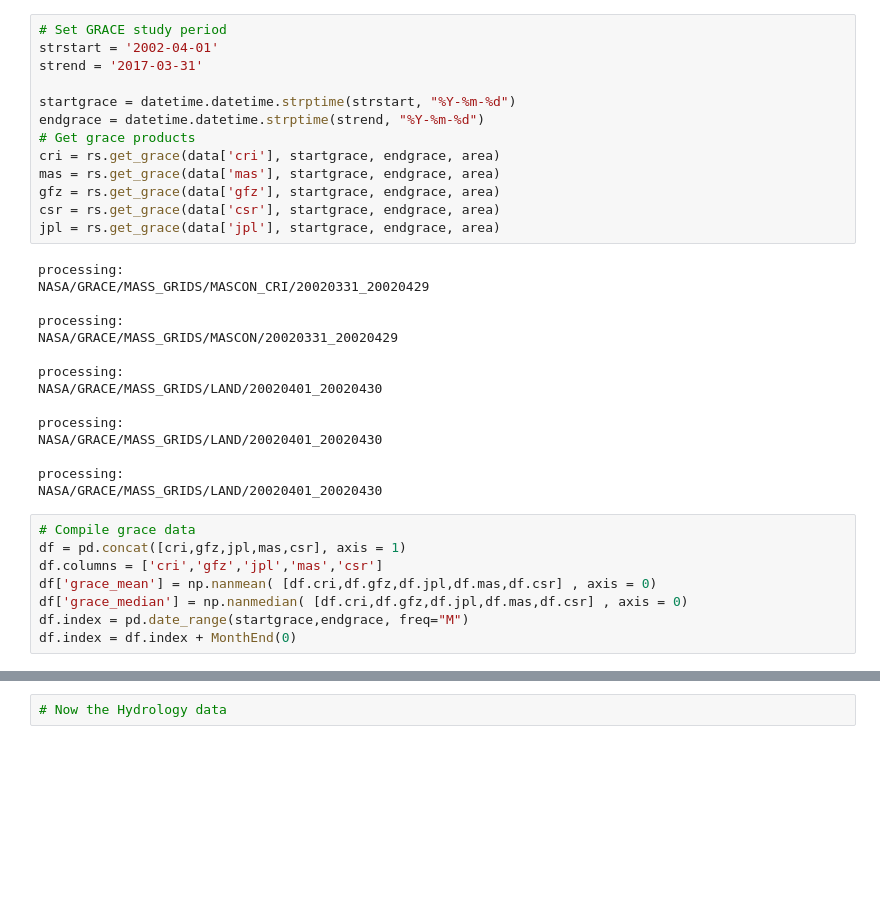
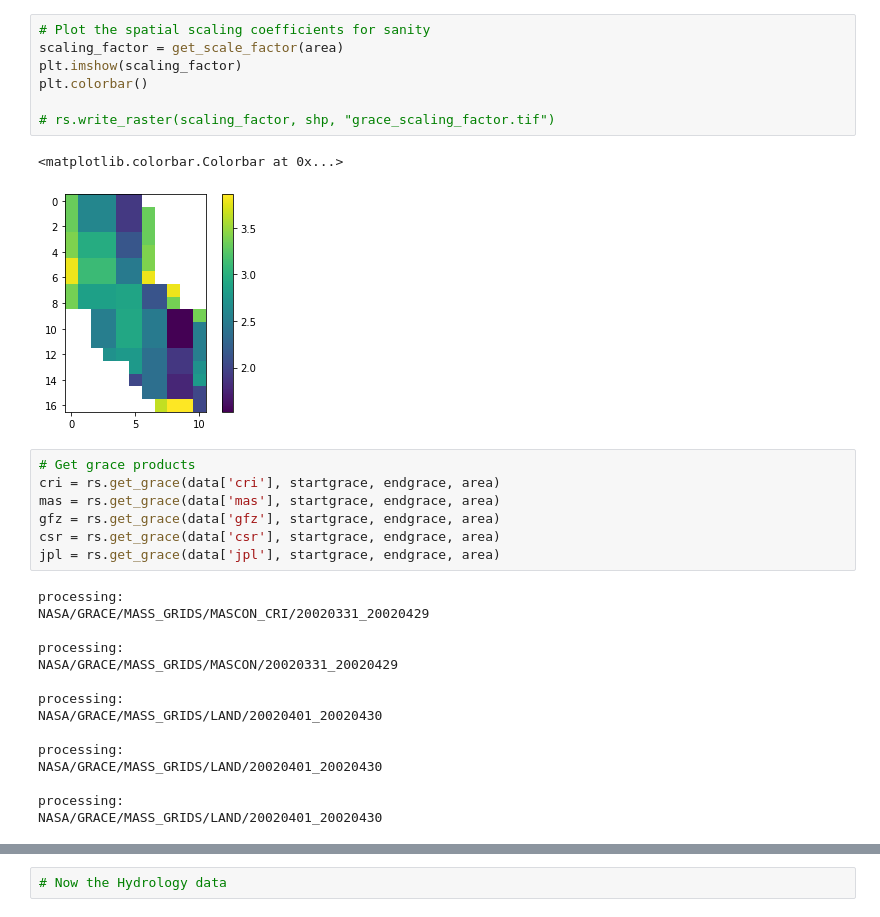
Before and after one commit to kashingtonDC/HyDRA, a Jupyter notebook: code/03_GRACE.ipynb, the cells around one changed output, grey strips where cells are left out. Drawn from its saved outputs; the diff is of its cells as text; blank space fills up the shorter version.

```diff
--- a/code/03_GRACE.ipynb
+++ b/code/03_GRACE.ipynb
@@ -31,10 +175,14 @@ data = rs.load_data()
+# %%
+# Plot the spatial scaling coefficients for sanity
+scaling_factor = get_scale_factor(area)
+plt.imshow(scaling_factor)
+plt.colorbar()
+
+# rs.write_raster(scaling_factor, shp, "grace_scaling_factor.tif")
+# %% [output]
+<matplotlib.colorbar.Colorbar at 0x...>
+[figure, added]
 # %%
-# Set GRACE study period
-strstart = '2002-04-01'
-strend = '2017-03-31'
-
-startgrace = datetime.datetime.strptime(strstart, "%Y-%m-%d")
-endgrace = datetime.datetime.strptime(strend, "%Y-%m-%d")
 # Get grace products
 cri = rs.get_grace(data['cri'], startgrace, endgrace, area)
 mas = rs.get_grace(data['mas'], startgrace, endgrace, area)
@@ -56,11 +204,3 @@ NASA/GRACE/MASS_GRIDS/LAND/20020401_20020430
 
 processing:
 NASA/GRACE/MASS_GRIDS/LAND/20020401_20020430
-# %%
-# Compile grace data
-df = pd.concat([cri,gfz,jpl,mas,csr], axis = 1)
-df.columns = ['cri','gfz','jpl','mas','csr']
-df['grace_mean'] = np.nanmean( [df.cri,df.gfz,df.jpl,df.mas,df.csr] , axis = 0)
-df['grace_median'] = np.nanmedian( [df.cri,df.gfz,df.jpl,df.mas,df.csr] , axis = 0)
-df.index = pd.date_range(startgrace,endgrace, freq="M")
-df.index = df.index + MonthEnd(0)
```
Also changed, not shown: parts of 27 cells of this notebook, 8 other files.
